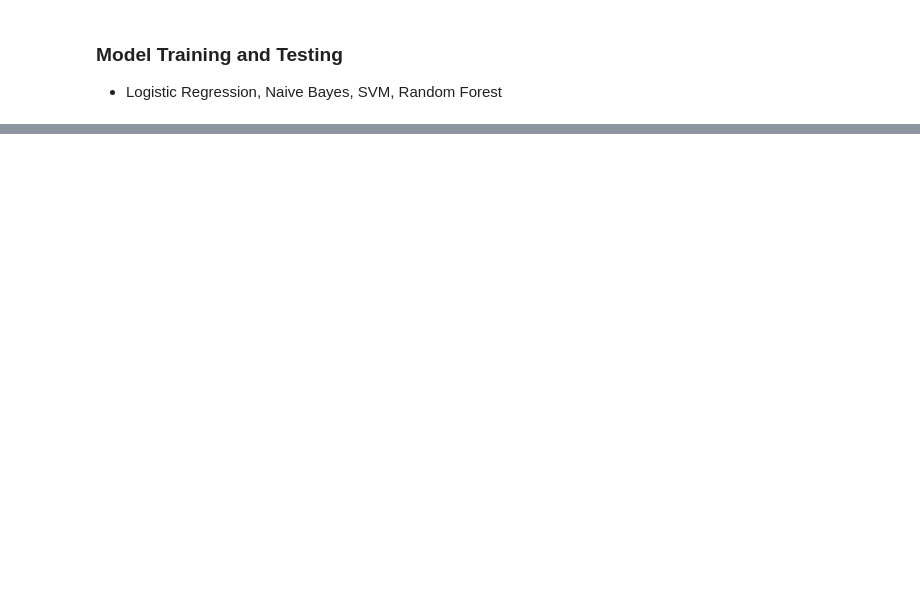
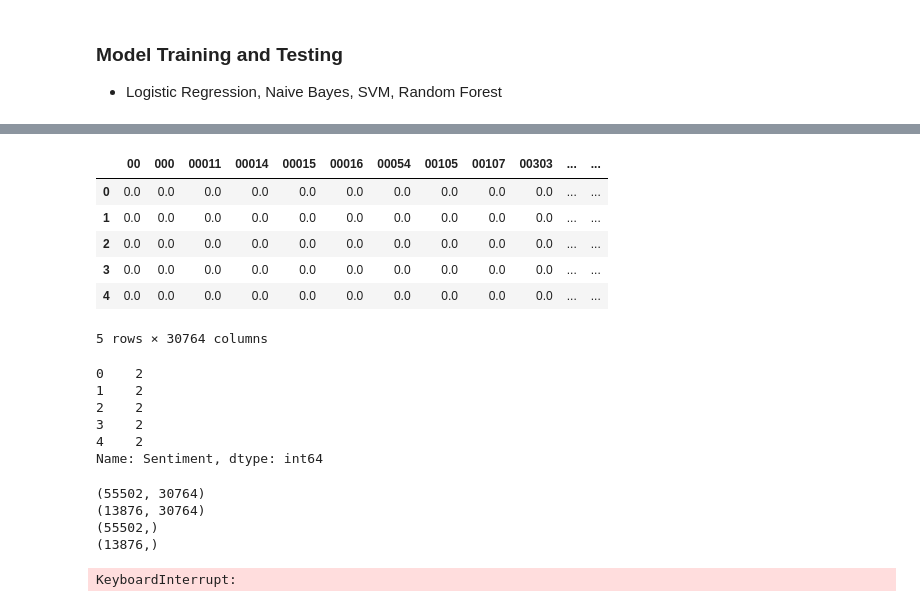
Before and after one commit to Willnguyen02/PHYS-243-Final-Project, a Jupyter notebook: PHYS_243_Final.ipynb, the cells around one changed output, grey strips where cells are left out. Cells and saved outputs as stored; diff of their text form; code cells hidden in the pictures; blank space fills up the shorter version.

```diff
--- a/PHYS_243_Final.ipynb
+++ b/PHYS_243_Final.ipynb
@@ -377,0 +448,21 @@ Name: count, dtype: int64
+# %%
+# Split dataset into features and targets
+X = train_df.drop("Sentiment", axis=1)
+y = train_df["Sentiment"]
+# %%
+display(X.head())
+display(y.head())
+# %% [output]
+|  | 00 | 000 | 00011 | 00014 | 00015 | 00016 | 00054 | 00105 | 00107 | 00303 | ... | ... |
+| 0 | 0.0 | 0.0 | 0.0 | 0.0 | 0.0 | 0.0 | 0.0 | 0.0 | 0.0 | 0.0 | ... | ... |
+| 1 | 0.0 | 0.0 | 0.0 | 0.0 | 0.0 | 0.0 | 0.0 | 0.0 | 0.0 | 0.0 | ... | ... |
+| 2 | 0.0 | 0.0 | 0.0 | 0.0 | 0.0 | 0.0 | 0.0 | 0.0 | 0.0 | 0.0 | ... | ... |
+| 3 | 0.0 | 0.0 | 0.0 | 0.0 | 0.0 | 0.0 | 0.0 | 0.0 | 0.0 | 0.0 | ... | ... |
+| 4 | 0.0 | 0.0 | 0.0 | 0.0 | 0.0 | 0.0 | 0.0 | 0.0 | 0.0 | 0.0 | ... | ... |
+5 rows × 30764 columns
+0    2
+1    2
+2    2
+3    2
+4    2
+Name: Sentiment, dtype: int64
@@ -377,0 +472,10 @@ Name: count, dtype: int64
+# %%
+print(X_train.shape)
+print(X_test.shape)
+print(y_train.shape)
+print(y_test.shape)
+# %% [output]
+(55502, 30764)
+(13876, 30764)
+(55502,)
+(13876,)
@@ -377,0 +485,4 @@ Name: count, dtype: int64
+# %%
+lr.fit(X_train, y_train)
+# %% [output]
+KeyboardInterrupt:
```
Also changed, not shown: parts of 14 cells of this notebook.
